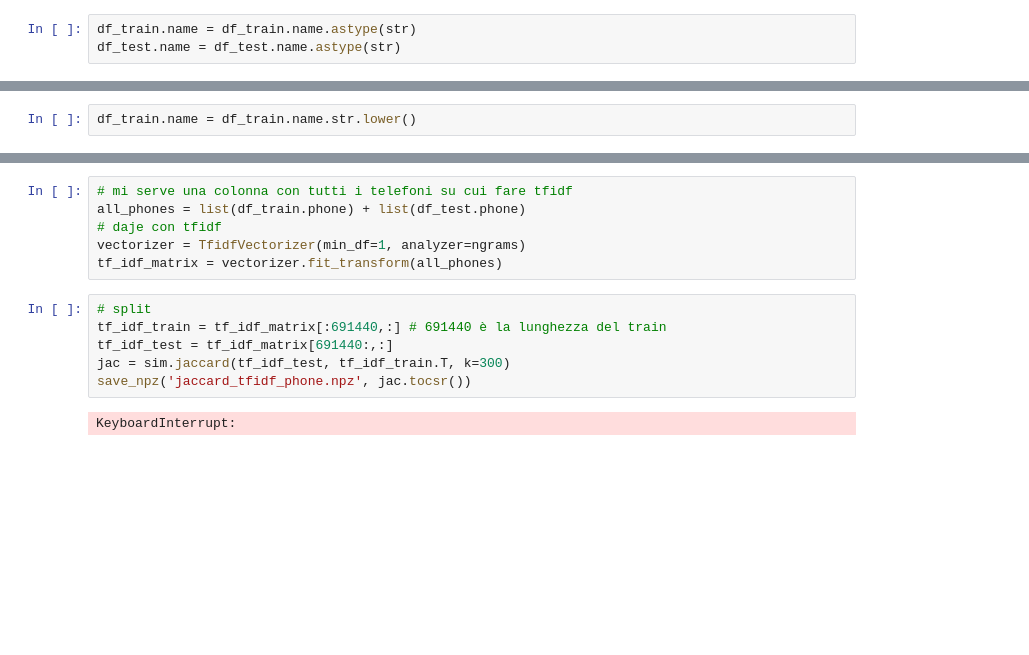
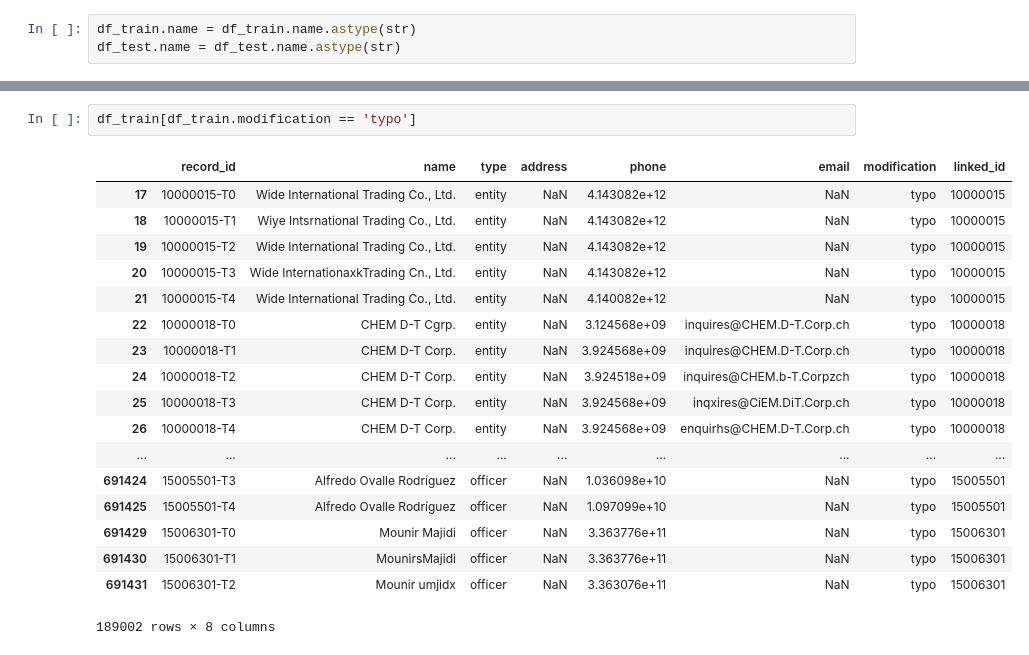
Before and after one commit to teomores/Oracle_HPC_contest, a Jupyter notebook: notebooks/bm25.ipynb, the cells around one changed output, grey strips where cells are left out. Drawn from its saved outputs; the diff is of its cells as text; blank space fills up the shorter version.

```diff
--- a/notebooks/bm25.ipynb
+++ b/notebooks/bm25.ipynb
@@ -77,2 +22,0 @@ bm25.get_top_n(m, corpus_train, n=1)
-# %%
-df_train.name = df_train.name.str.lower()
@@ -99,14 +23,21 @@ df_train[df_train.name.str.startswith('ningbo e')]
-# %%
-# mi serve una colonna con tutti i telefoni su cui fare tfidf
-all_phones = list(df_train.phone) + list(df_test.phone)
-# daje con tfidf
-vectorizer = TfidfVectorizer(min_df=1, analyzer=ngrams)
-tf_idf_matrix = vectorizer.fit_transform(all_phones)
-# %%
-# split
-tf_idf_train = tf_idf_matrix[:691440,:] # 691440 è la lunghezza del train
-tf_idf_test = tf_idf_matrix[691440:,:]
-jac = sim.jaccard(tf_idf_test, tf_idf_train.T, k=300)
-save_npz('jaccard_tfidf_phone.npz', jac.tocsr())
-# %% [output]
-KeyboardInterrupt:
+# %%
+df_train[df_train.modification == 'typo']
+# %% [output]
+|  | record_id | name | type | address | phone | email | modification | linked_id |
+| 17 | 10000015-T0 | Wide International Trading Co., Ltd. | entity | NaN | 4.143082e+12 | NaN | typo | 10000015 |
+| 18 | 10000015-T1 | Wiye Intsrnational Trading Co., Ltd. | entity | NaN | 4.143082e+12 | NaN | typo | 10000015 |
+| 19 | 10000015-T2 | Wide International Trading Co., Ltd. | entity | NaN | 4.143082e+12 | NaN | typo | 10000015 |
+| 20 | 10000015-T3 | Wide InternationaxkTrading Cn., Ltd. | entity | NaN | 4.143082e+12 | NaN | typo | 10000015 |
+| 21 | 10000015-T4 | Wide International Trading Co., Ltd. | entity | NaN | 4.140082e+12 | NaN | typo | 10000015 |
+| 22 | 10000018-T0 | CHEM D-T Cgrp. | entity | NaN | 3.124568e+09 | inquires@CHEM.D-T.Corp.ch | typo | 10000018 |
+| 23 | 10000018-T1 | CHEM D-T Corp. | entity | NaN | 3.924568e+09 | inquires@CHEM.D-T.Corp.ch | typo | 10000018 |
+| 24 | 10000018-T2 | CHEM D-T Corp. | entity | NaN | 3.924518e+09 | inquires@CHEM.b-T.Corpzch | typo | 10000018 |
+| 25 | 10000018-T3 | CHEM D-T Corp. | entity | NaN | 3.924568e+09 | inqxires@CiEM.DiT.Corp.ch | typo | 10000018 |
+| 26 | 10000018-T4 | CHEM D-T Corp. | entity | NaN | 3.924568e+09 | enquirhs@CHEM.D-T.Corp.ch | typo | 10000018 |
+| ... | ... | ... | ... | ... | ... | ... | ... | ... |
+| 691424 | 15005501-T3 | Alfredo Ovalle Rodríguez | officer | NaN | 1.036098e+10 | NaN | typo | 15005501 |
+| 691425 | 15005501-T4 | Alfredo Ovalle Rodríguez | officer | NaN | 1.097099e+10 | NaN | typo | 15005501 |
+| 691429 | 15006301-T0 | Mounir Majidi | officer | NaN | 3.363776e+11 | NaN | typo | 15006301 |
+| 691430 | 15006301-T1 | MounirsMajidi | officer | NaN | 3.363776e+11 | NaN | typo | 15006301 |
+| 691431 | 15006301-T2 | Mounir umjidx | officer | NaN | 3.363076e+11 | NaN | typo | 15006301 |
+189002 rows × 8 columns
```
Also changed, not shown: parts of 9 cells of this notebook, 4 other files.
